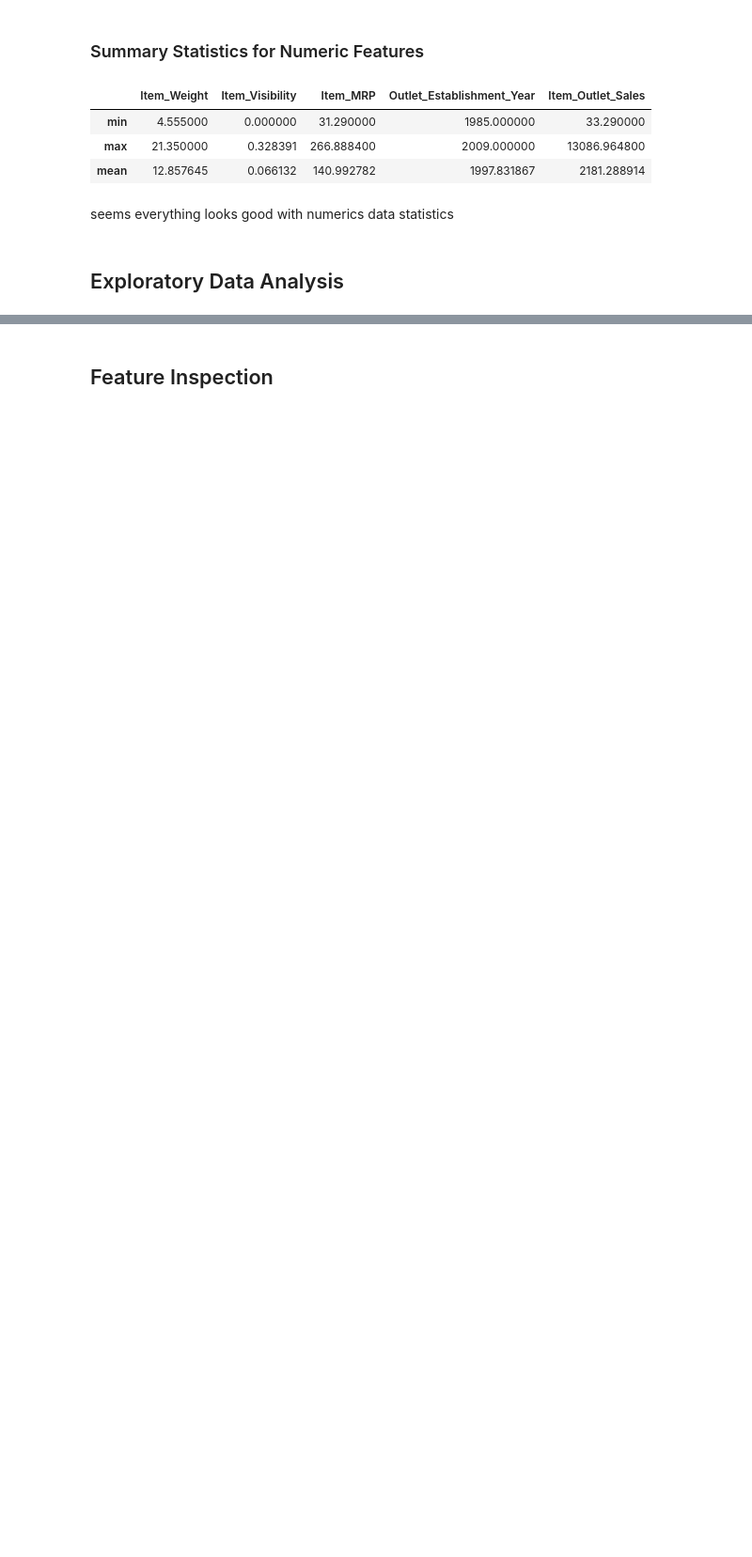
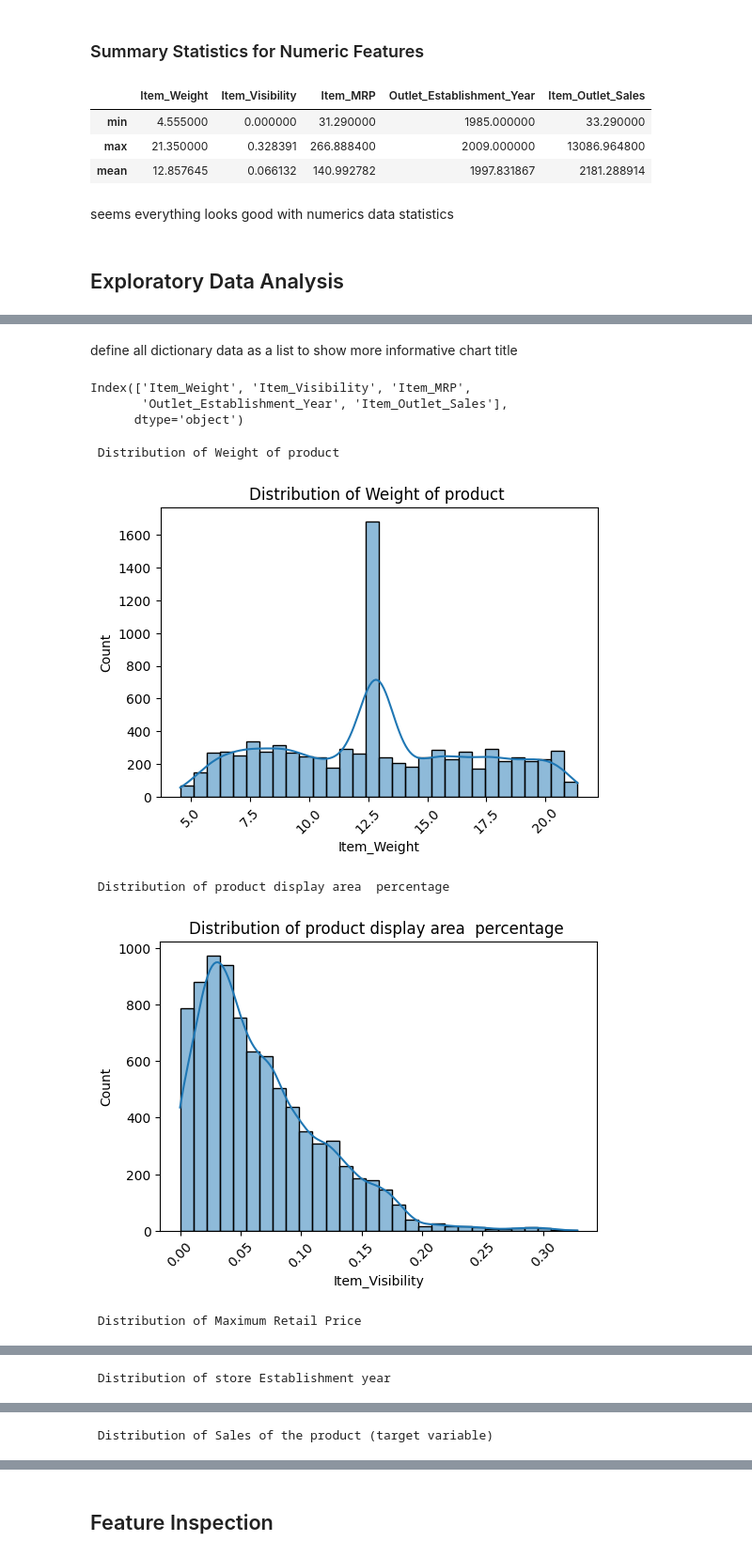
Before and after one commit to hekmat-ashqer/Prediction-of-Product-Sales, a Jupyter notebook: Prediction_of_Product_Sales.ipynb, the cells around one changed output, grey strips where cells are left out. Shown: that part at 94% size. Saved outputs shown, nothing was run; the diff lists cells and outputs as text; code cells hidden in the pictures; blank space fills up the shorter version.

```diff
--- a/Prediction_of_Product_Sales.ipynb
+++ b/Prediction_of_Product_Sales.ipynb
@@ -368,0 +395,43 @@ seems everything looks good with numerics data  statistics
+# %% [markdown]
+define all dictionary data as a list to show more informative chart title
+# %%
+# Identify dictionary data
+dictionary_descriptions = {
+    "Item_Identifier": "Product ID",
+    "Item_Weight": "Weight of product",
+    "Item_Fat_Content": "product is low-fat or regular",
+    "Item_Visibility": "product display area  percentage",
+    "Item_Type": "product category",
+    "Item_MRP": "Maximum Retail Price",
+    "Outlet_Identifier": "Store ID",
+    "Outlet_Establishment_Year": "store Establishment year",
+    "Outlet_Size": "store size (ground area covered)",
+    "Outlet_Location_Type": "type of area of the store location",
+    "Outlet_Type": "grocery store or supermarket",
+    "Item_Outlet_Sales": "Sales of the product (target variable)"
+}
+# Identify numerical columns
+numerical_columns = df.select_dtypes(include=['float64', 'int64']).columns
+numerical_columns
+# %% [output]
+Index(['Item_Weight', 'Item_Visibility', 'Item_MRP',
+       'Outlet_Establishment_Year', 'Item_Outlet_Sales'],
+      dtype='object')
+# %%
+
+# Loop through numerical columns and plot histograms
+for col in numerical_columns:
+    plt.figure(figsize=(6, 4))
+    ax = sns.histplot(data=df, x=col, kde=True , bins=30)
+    ax.ticklabel_format(style='plain', axis='x')
+    ax.tick_params(axis='x', rotation=45)
+    ax.set_title(f'Distribution of {dictionary_descriptions[col]} ')
+    ax.set_ylabel('Count')
+    print(f'\n Distribution of {dictionary_descriptions[col]}  \n')
+    plt.show()  # Display the plot
+# %% [output]
+ Distribution of Weight of product
+[figure, added]
+ Distribution of product display area  percentage
+[figure, added]
+ Distribution of Maximum Retail Price
@@ -368,0 +439 @@ seems everything looks good with numerics data  statistics
+ Distribution of store Establishment year
@@ -368,0 +441 @@ seems everything looks good with numerics data  statistics
+ Distribution of Sales of the product (target variable)
```
Also changed, not shown: parts of 12 cells of this notebook.
